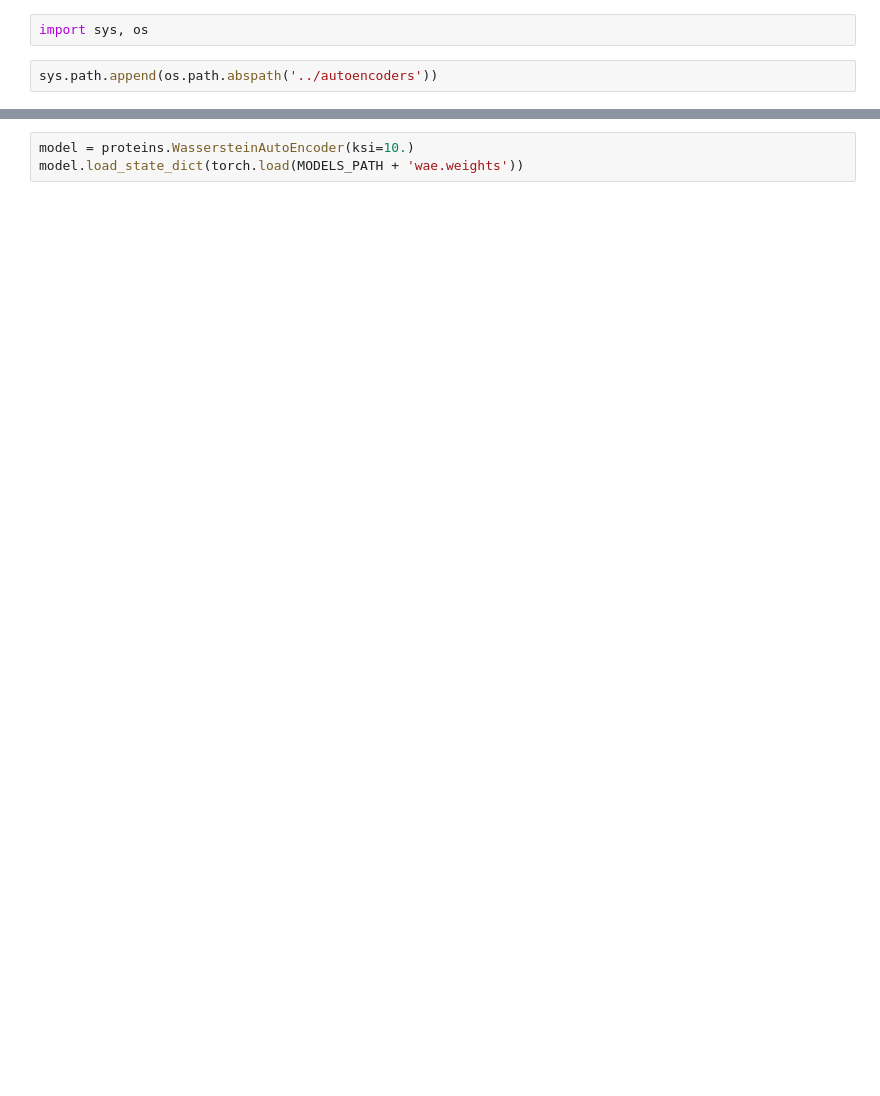
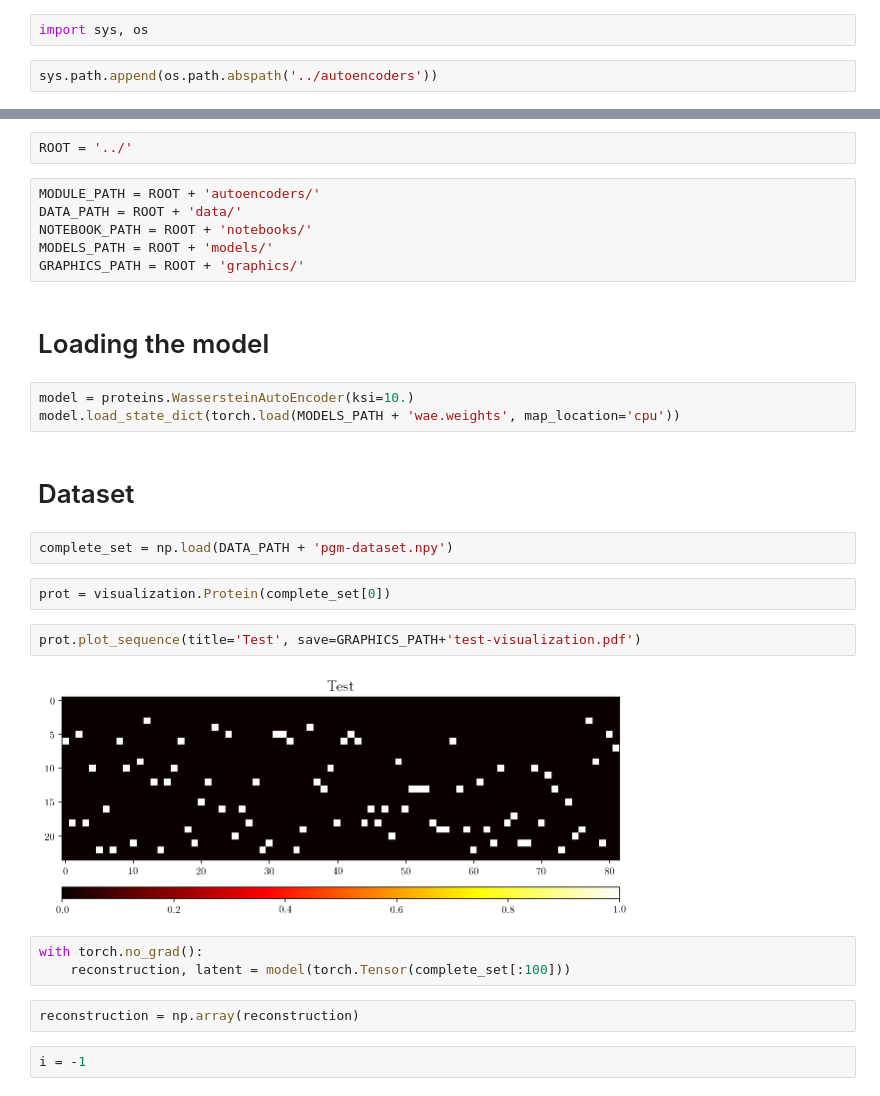
Before and after one commit to bdura/pgm-project, a Jupyter notebook: notebooks/Visualization.ipynb, the cells around one changed output, grey strips where cells are left out. Drawn from its saved outputs; the diff is of its cells as text; blank space fills up the shorter version.

Commit message:
Ajout d'un notebook de visualisation.

```diff
--- a/notebooks/Visualization.ipynb
+++ b/notebooks/Visualization.ipynb
@@ -14,3 +33,30 @@ import torch
+# %%
+ROOT = '../'
+# %%
+MODULE_PATH = ROOT + 'autoencoders/'
+DATA_PATH = ROOT + 'data/'
+NOTEBOOK_PATH = ROOT + 'notebooks/'
+MODELS_PATH = ROOT + 'models/'
+GRAPHICS_PATH = ROOT + 'graphics/'
+# %% [markdown]
+# Loading the model
 # %%
 model = proteins.WassersteinAutoEncoder(ksi=10.)
-model.load_state_dict(torch.load(MODELS_PATH + 'wae.weights'))
+model.load_state_dict(torch.load(MODELS_PATH + 'wae.weights', map_location='cpu'))
+# %% [markdown]
+# Dataset
+# %%
+complete_set = np.load(DATA_PATH + 'pgm-dataset.npy')
+# %%
+prot = visualization.Protein(complete_set[0])
+# %%
+prot.plot_sequence(title='Test', save=GRAPHICS_PATH+'test-visualization.pdf')
+# %% [output]
+[figure, added]
+# %%
+with torch.no_grad():
+    reconstruction, latent = model(torch.Tensor(complete_set[:100]))
+# %%
+reconstruction = np.array(reconstruction)
+# %%
+i = -1
```
Also changed, not shown: parts of 7 cells of this notebook, 4 other files.
